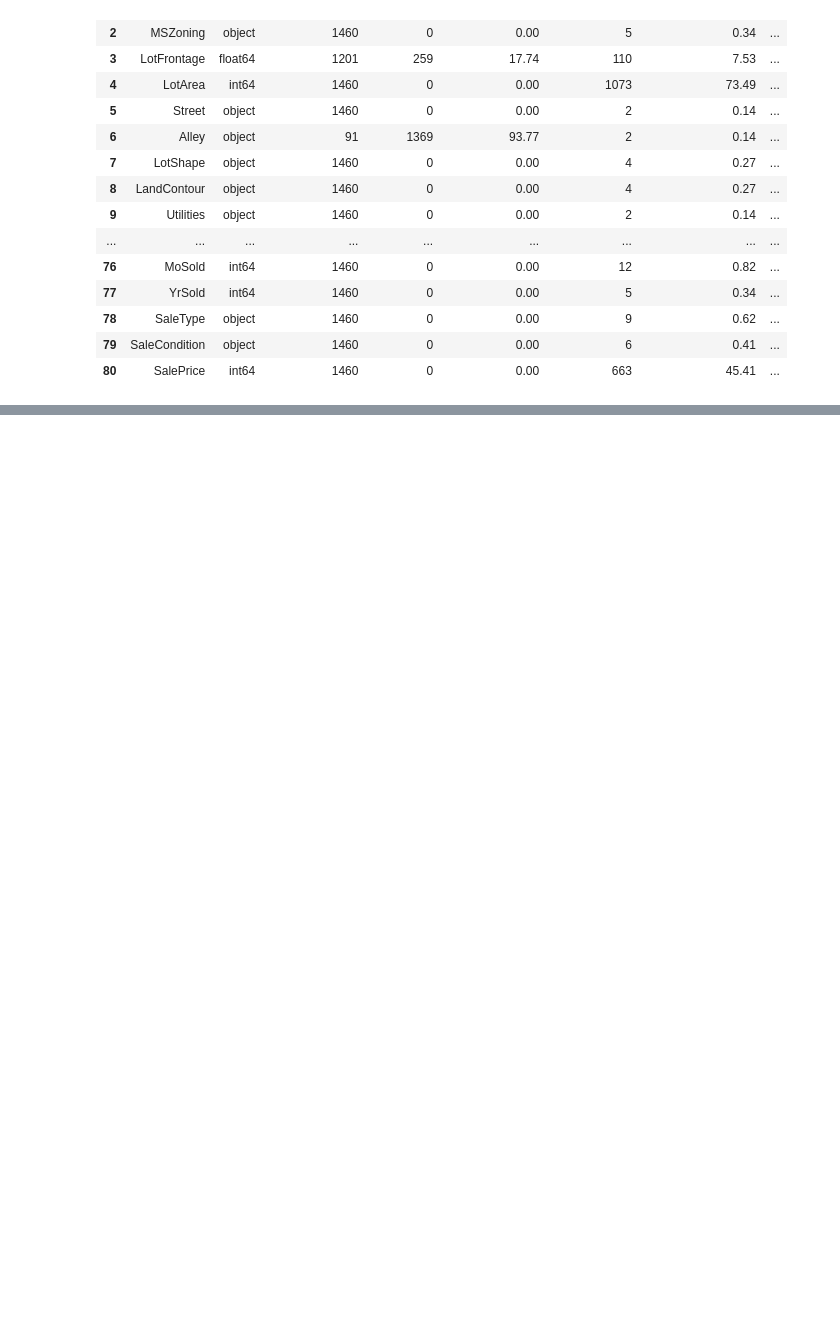
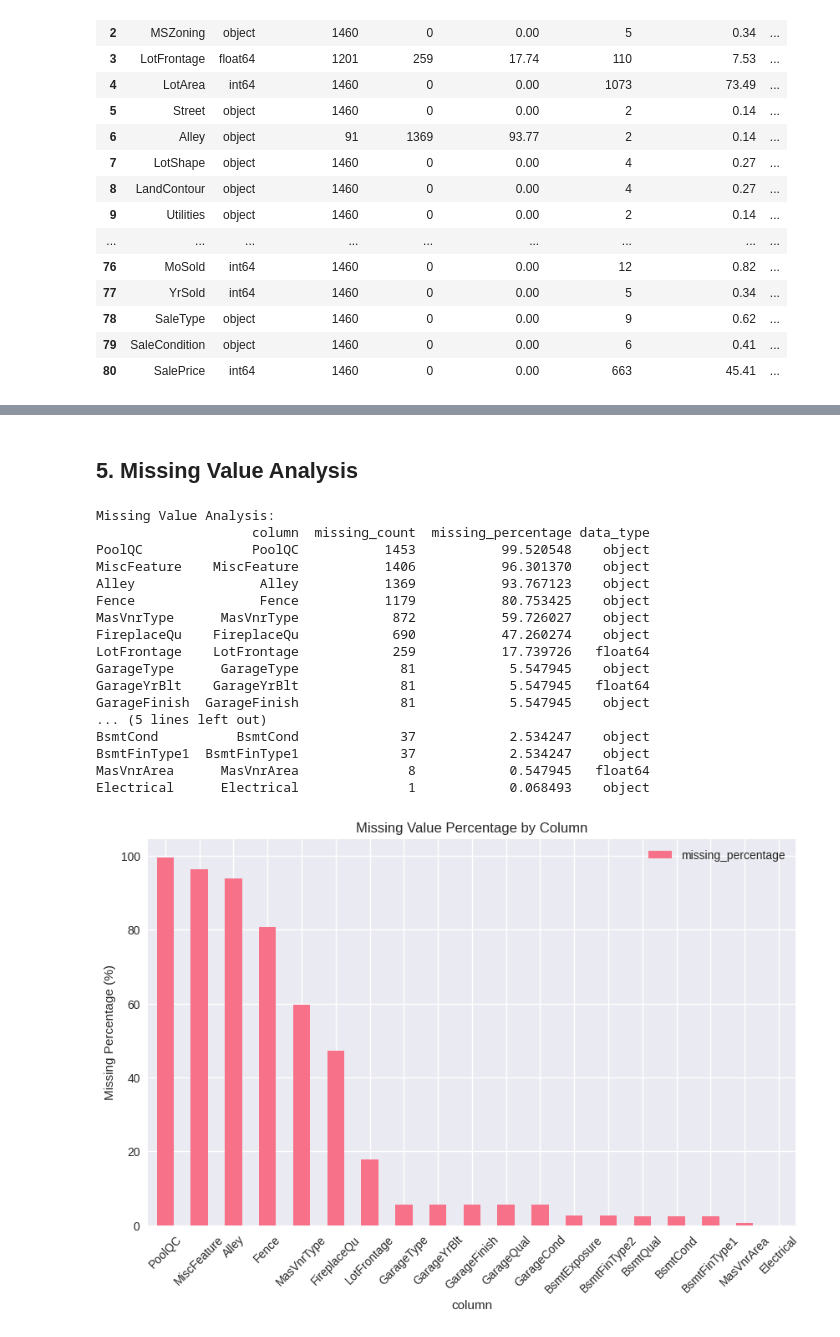
Before and after one commit to nao0963/ames-house-price-prediction, a Jupyter notebook: notebooks/01_data_preparation/data_profiling_and_validation.ipynb, the cells around one changed output, grey strips where cells are left out. Saved outputs shown, nothing was run; the diff lists cells and outputs as text; code cells hidden in the pictures; blank space fills up the shorter version.

Commit message:
Update data profiling notebook

```diff
--- a/notebooks/01_data_preparation/data_profiling_and_validation.ipynb
+++ b/notebooks/01_data_preparation/data_profiling_and_validation.ipynb
@@ -239,53 +303,54 @@ print(df_optimized.dtypes.value_counts())
+# %% [markdown]
+## 5. Missing Value Analysis
 # %%
 # Comprehensive missing value analysis
 def missing_value_analysis(dataframe):
     """Analyze missing value patterns"""
 
     missing_df = pd.DataFrame({
         'column': dataframe.columns,
         'missing_count': dataframe.isnull().sum(),
         'missing_percentage': (dataframe.isnull().sum() / len(dataframe)) * 100,
         'data_type': dataframe.dtypes
     })
 
     missing_df = missing_df[missing_df['missing_count'] > 0].sort_values('missing_percentage', ascending=False)
 
     if len(missing_df) > 0:
         print("Missing Value Analysis:")
         print(missing_df)
 
         # Visualize missing values pattern
-        plt.figure(figsize=(12, 6))
-
-        plt.subplot(1, 2, 1)
+        plt.figure(figsize=(10, 6))
         missing_df.plot(x='column', y='missing_percentage', kind='bar', ax=plt.gca())
         plt.title('Missing Value Percentage by Column')
         plt.xticks(rotation=45)
         plt.ylabel('Missing Percentage (%)')
-
-        # Missing value heatmap for top columns
-        if len(missing_df) > 0:
-            top_missing_cols = missing_df.head(10)['column'].tolist()
-            plt.subplot(1, 2, 2)
-            sns.heatmap(dataframe[top_missing_cols].isnull(), cbar=True, yticklabels=False)
-            plt.title('Missing Value Pattern (Top 10 Columns)')
-            plt.xticks(rotation=45)
-
-        plt.tight_layout()
         plt.show()
-
-        # Missing value correlation
-        if len(missing_df) > 1:
-            missing_corr = dataframe[missing_df['column'].tolist()].isnull().corr()
-            plt.figure(figsize=(10, 8))
-            sns.heatmap(missing_corr, annot=True, cmap='coolwarm', center=0)
-            plt.title('Missing Value Correlation Matrix')
-            plt.show()
 
     else:
         print("No missing values found in the dataset!")
 
     return missing_df
 
 # Perform missing value analysis
 missing_analysis = missing_value_analysis(df)
+# %% [output]
+Missing Value Analysis:
+                    column  missing_count  missing_percentage data_type
+PoolQC              PoolQC           1453           99.520548    object
+MiscFeature    MiscFeature           1406           96.301370    object
+Alley                Alley           1369           93.767123    object
+Fence                Fence           1179           80.753425    object
+MasVnrType      MasVnrType            872           59.726027    object
+FireplaceQu    FireplaceQu            690           47.260274    object
+LotFrontage    LotFrontage            259           17.739726   float64
+GarageType      GarageType             81            5.547945    object
+GarageYrBlt    GarageYrBlt             81            5.547945   float64
+GarageFinish  GarageFinish             81            5.547945    object
+... (5 lines left out)
+BsmtCond          BsmtCond             37            2.534247    object
+BsmtFinType1  BsmtFinType1             37            2.534247    object
+MasVnrArea      MasVnrArea              8            0.547945   float64
+Electrical      Electrical              1            0.068493    object
+[figure, added]
```
Also changed, not shown: parts of 19 cells of this notebook, 1 other file.
